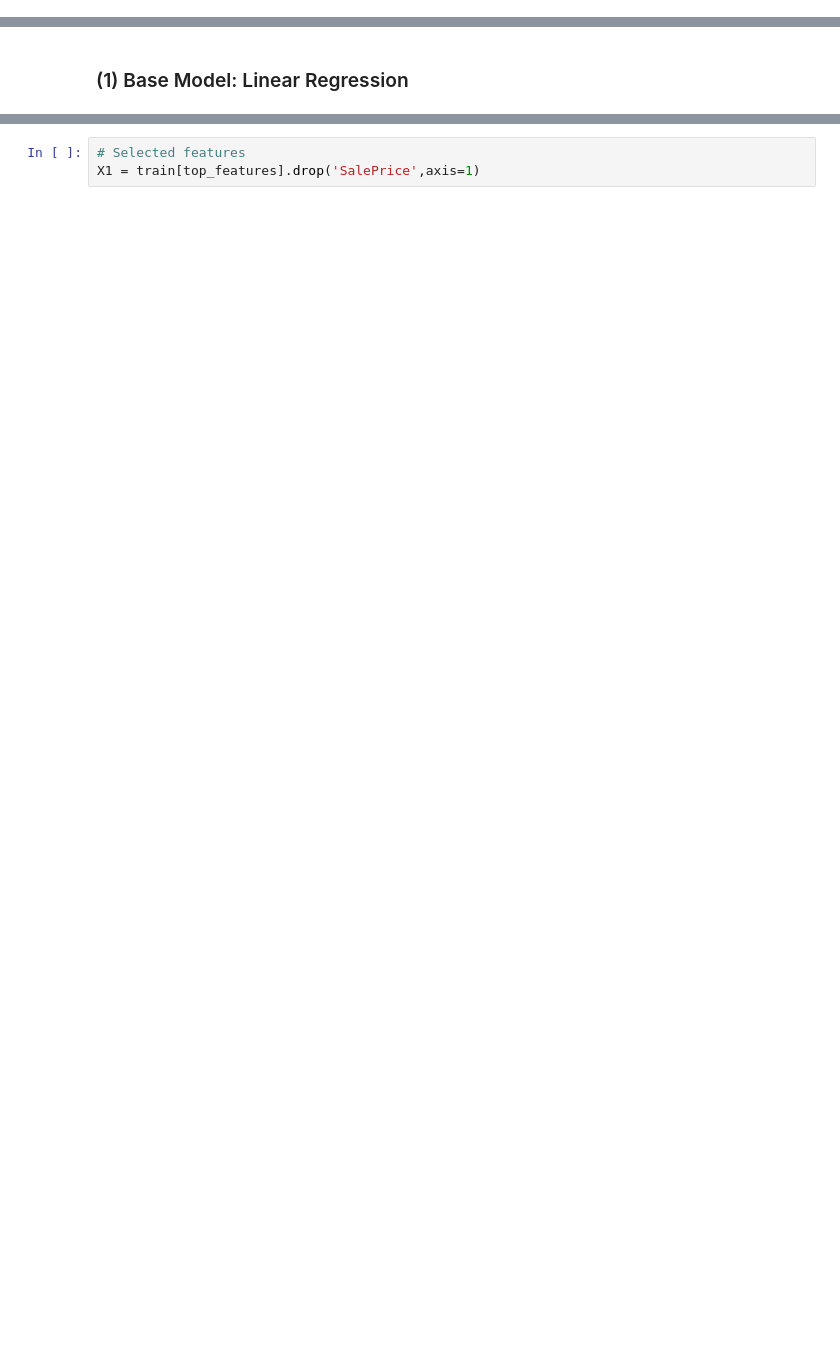
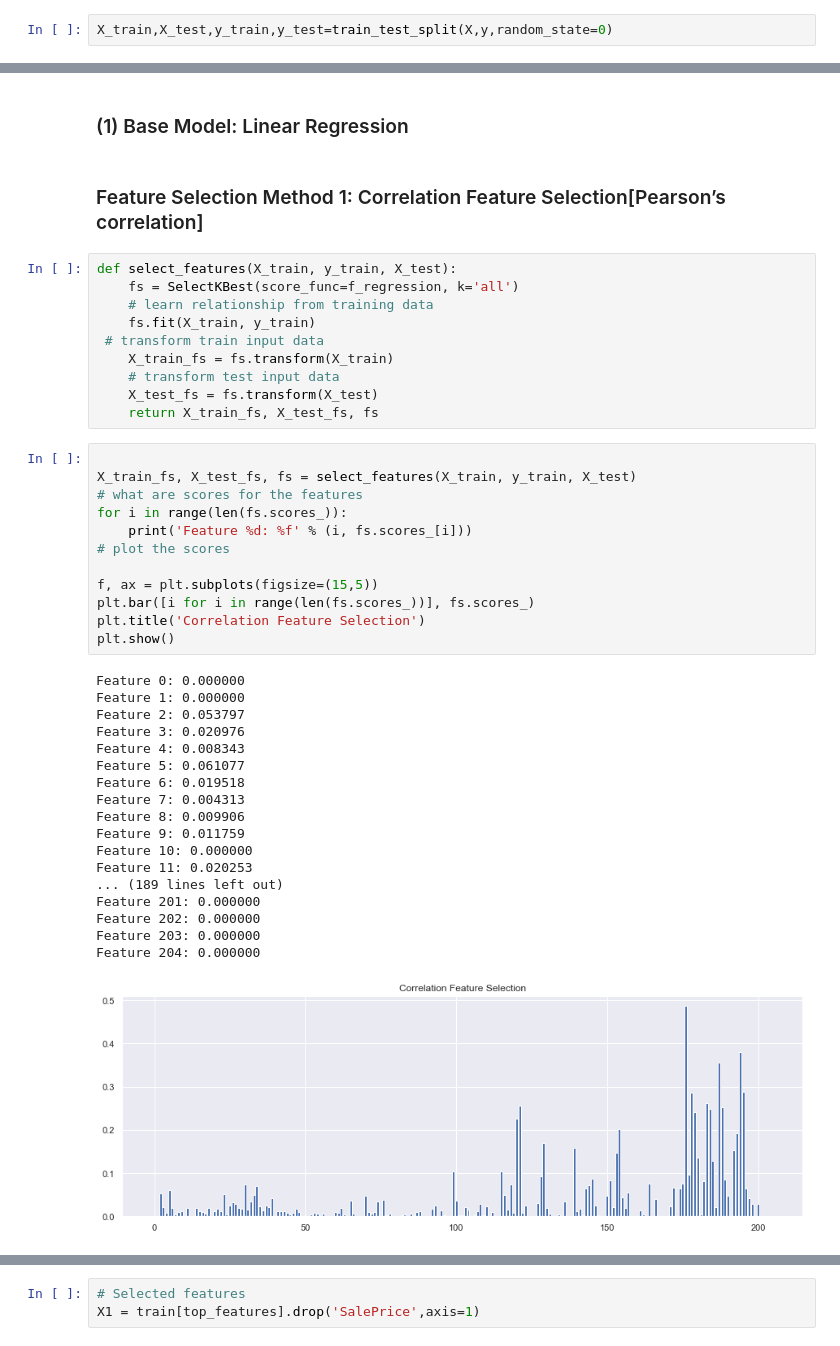
Before and after one commit to mandy728/house_price_prediction, a Jupyter notebook: houseprice.ipynb, the cells around one changed output, grey strips where cells are left out. Drawn from its saved outputs; the diff is of its cells as text; blank space fills up the shorter version.

```diff
--- a/houseprice.ipynb
+++ b/houseprice.ipynb
@@ -544,3 +601,5 @@ X.shape,y.shape
 # %%
 def rmse(y, y_pred):
     return np.sqrt(mean_squared_error(y, y_pred))
+# %%
+X_train,X_test,y_train,y_test=train_test_split(X,y,random_state=0)
@@ -547,2 +614,45 @@ def rmse(y, y_pred):
 # %% [markdown]
 ### (1) Base Model: Linear Regression
+# %% [markdown]
+### Feature Selection Method 1: Correlation Feature Selection[Pearson’s correlation]
+# %%
+def select_features(X_train, y_train, X_test):
+    fs = SelectKBest(score_func=f_regression, k='all')
+	# learn relationship from training data
+    fs.fit(X_train, y_train)
+ # transform train input data
+    X_train_fs = fs.transform(X_train)
+	# transform test input data
+    X_test_fs = fs.transform(X_test)
+    return X_train_fs, X_test_fs, fs
+# %%
+
+X_train_fs, X_test_fs, fs = select_features(X_train, y_train, X_test)
+# what are scores for the features
+for i in range(len(fs.scores_)):
+    print('Feature %d: %f' % (i, fs.scores_[i]))
+# plot the scores
+
+f, ax = plt.subplots(figsize=(15,5))
+plt.bar([i for i in range(len(fs.scores_))], fs.scores_)
+plt.title('Correlation Feature Selection')
+plt.show()
+# %% [output]
+Feature 0: 0.000000
+Feature 1: 0.000000
+Feature 2: 0.053797
+Feature 3: 0.020976
+Feature 4: 0.008343
+Feature 5: 0.061077
+Feature 6: 0.019518
+Feature 7: 0.004313
+Feature 8: 0.009906
+Feature 9: 0.011759
+Feature 10: 0.000000
+Feature 11: 0.020253
+... (189 lines left out)
+Feature 201: 0.000000
+Feature 202: 0.000000
+Feature 203: 0.000000
+Feature 204: 0.000000
+[figure, added]
```
Also changed, not shown: parts of 43 cells of this notebook.
